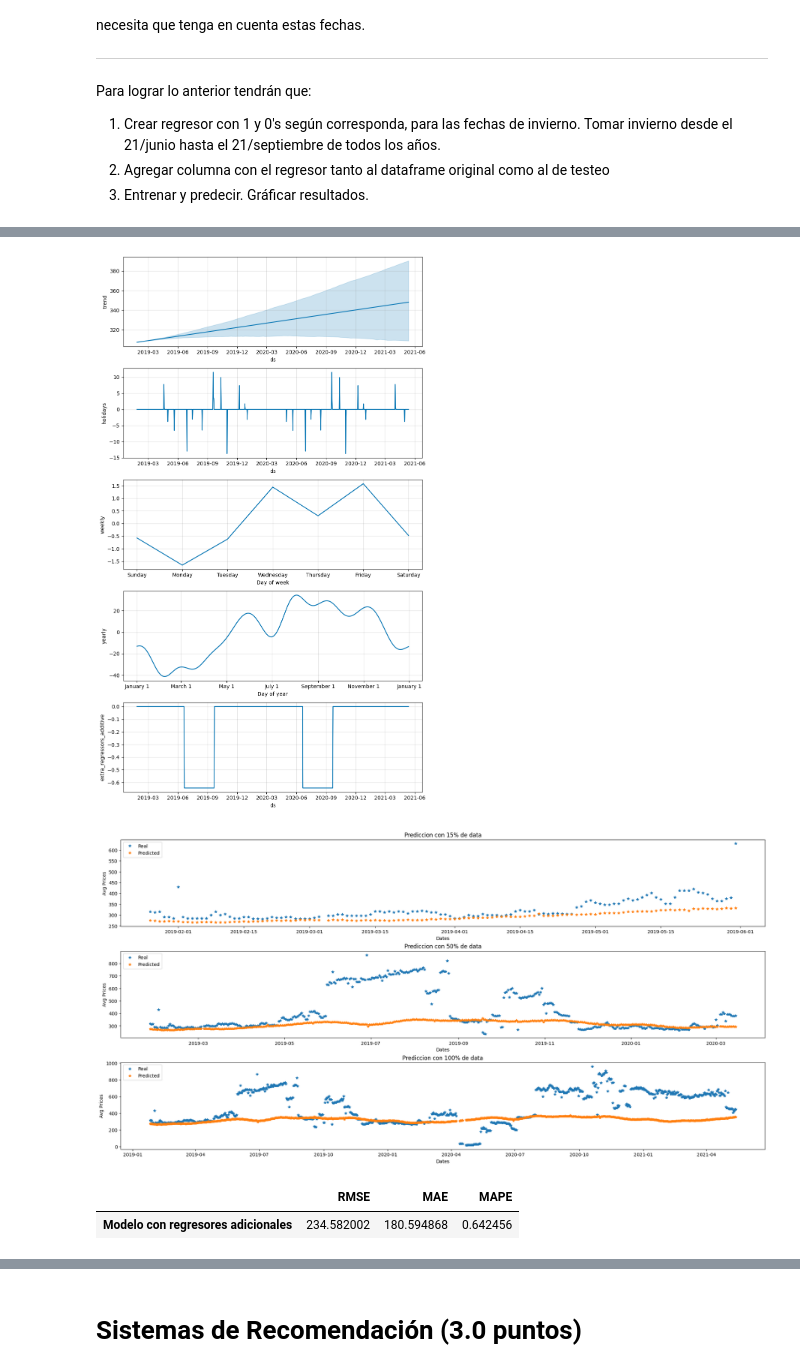
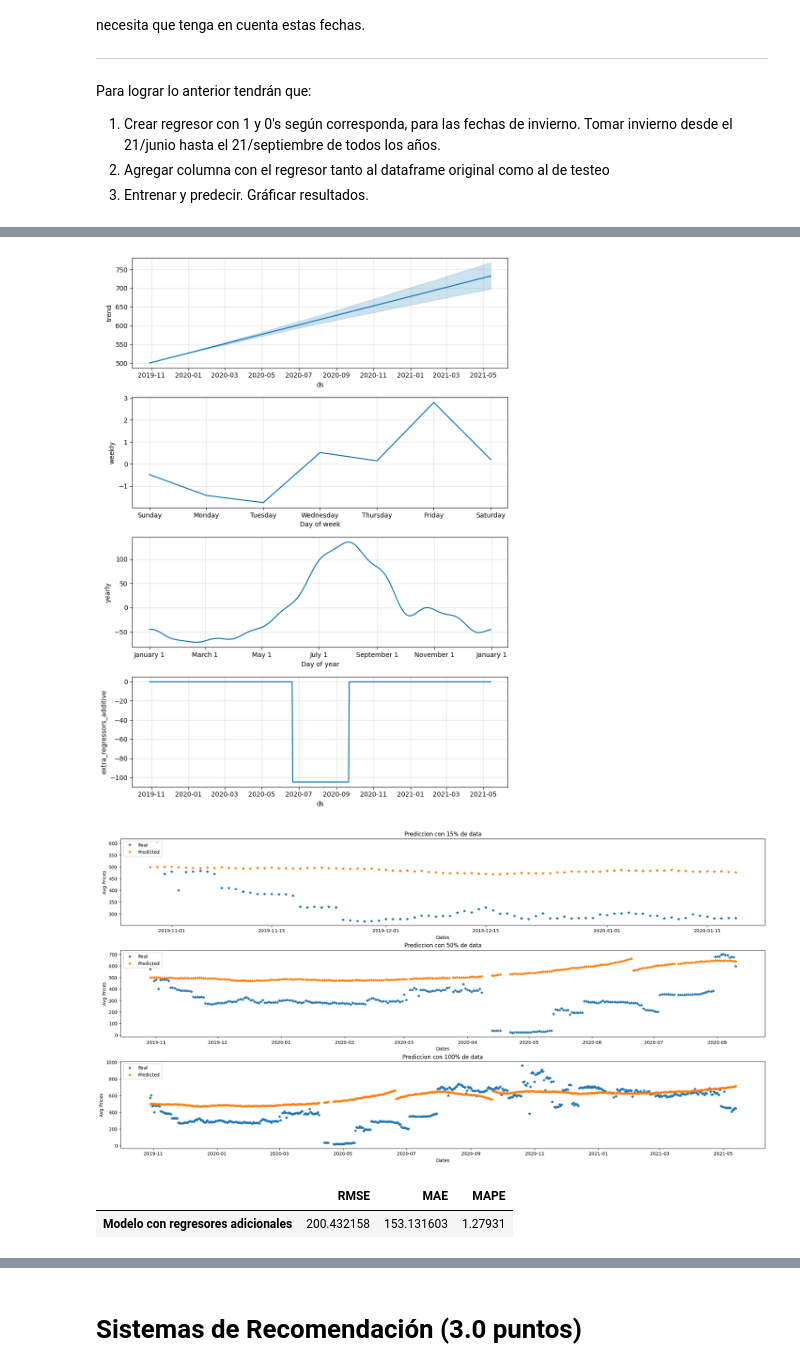
Before and after one commit to sbstnvsqz0/MDS7202, a Jupyter notebook: Laboratorios/Laboratorio_8/lab8.ipynb, the cells around one changed output, grey strips where cells are left out. Cells and saved outputs as stored; diff of their text form; code cells hidden in the pictures.

```diff
--- a/Laboratorios/Laboratorio_8/lab8.ipynb
+++ b/Laboratorios/Laboratorio_8/lab8.ipynb
@@ -362,5 +362,23 @@ Como a todos, a Don Sergio también le afectan las fechas importantes. Para ver
 1. Crear dataframe con fechas importantes y agregar las al modelo con el argumento `holiday`.
 2. Predecir las el dataframe de testeo
 3. Comparar resultados. Hacer una tabla con resultados RMSE, MAE, MAPE anteriores y al añadir las festividades.
+# %%
+#Parte 2013-06-16 hasta 2021-05-12
+holidays_dates = ['2013-06-29','2013-07-16','2013-08-15','2013-08-20','2013-09-18','2013-09-19','2013-09-20','2013-10-12','2013-10-31','2013-11-01','2013-12-25',
+ '2014-01-01','2014-04-18','2014-04-19','2014-04-20','2014-05-01','2014-05-21','2014-06-07','2014-07-16','2014-08-15','2014-08-20','2014-09-18','2014-09-19','2014-10-31','2014-11-01','2014-12-08','2014-12-25',
+ '2015-01-01','2015-04-03','2015-04-04','2015-05-01','2015-05-21','2015-06-29','2015-07-16','2015-08-15','2015-08-20','2015-09-18','2015-09-19','2015-10-12','2015-10-31','2015-12-08','2015-12-25',
+ '2016-01-01','2016-03-25','2016-03-26','2016-05-21','2016-06-07','2016-06-27','2016-07-16','2016-08-15','2016-08-20','2016-09-19','2016-10-10','2016-10-31','2016-11-01','2016-12-08','2016-12-25',
+ '2017-01-01','2017-04-14','2017-04-15','2017-06-07','2017-06-26','2017-08-15','2017-09-18','2017-09-19','2017-10-09','2017-10-27','2017-11-01','2017-12-08','2017-12-25',
+ '2018-01-01','2018-03-30','2018-03-31','2018-05-01','2018-05-21','2018-06-07','2018-07-02','2018-07-16','2018-08-15','2018-08-20','2018-09-17','2018-09-18','2018-09-19','2018-10-15','2018-11-01','2018-11-02','2018-12-08','2018-12-25',
+ '2019-01-01']
+#Desde 2019-01-27 a 2021-05-13
+holidays_dates += ['2019-04-19','2019-04-20','2019-05-01','2019-05-21','2019-06-07','2019-06-29','2019-07-16','2019-08-15','2019-08-20','2019-09-18','2019-09-19','2019-09-20','2019-10-12','2019-10-31','2019-11-01','2019-12-25',
+'2020-01-01','2020-04-10','2020-04-11','2020-05-01','2020-05-21','2020-06-29','2020-07-16','2020-08-15','2020-08-20','2020-09-18','2020-09-19','2020-10-12','2020-10-31','2020-12-08','2020-12-25',
+'2021-01-01','2021-04-02','2021-04-03']
+
+holidays_df = pd.DataFrame({'holiday':'feriado',
+                            'ds':pd.to_datetime(holidays_dates)
+
+})
 # %% [markdown]
 **1. Festividades y agregar a modelo**
@@ -381,11 +385,5 @@ holidays_dates += ['2019-04-19','2019-04-20','2019-05-01','2019-05-21','2019-06-
-# %%
-holidays_df = pd.DataFrame({'holiday':'feriado',
-                            'ds':pd.to_datetime(holidays_dates),
-                            'lower_window':-7,
-                            'upper_window':2,
-})
 # %%
-model = Prophet()
+model = Prophet(holidays=holidays_df)
 model.add_country_holidays(country_name="CL")
 model.fit(df_train)
 # %% [output]
@@ -476,6 +474,5 @@ df_test["winter"] = winter_days(df_test.ds,2019,2021)
 # %%
 model = Prophet()
 model.add_regressor("winter")
-model.add_country_holidays(country_name="CL")
 model.fit(df_train)
 # %% [output]
@@ -488,41 +485,41 @@ winter_results = model.predict(df_test)
 # Respuesta
 
 #plot de componentes
 fig = model.plot_components(winter_results)
 plt.plot()
 #plot de predicción
 fig, axis = plt.subplots(3,1,constrained_layout=True)
 fig.set_size_inches(20,10)
-axis[0].plot(df_test.loc[:q_15].ds,df_test.loc[:q_15].y,'*',label="Real")
+axis[0].plot(df_test.loc[:q_15].ds,y_test.loc[:q_15],'*',label="Real")
 axis[0].plot(winter_results.loc[:q_15].ds,winter_results.loc[:q_15].yhat, '*',label="Predicted")
 axis[0].legend(loc="upper left")
 axis[0].set_title(f"Prediccion con 15% de data")
 axis[0].set_xlabel("Dates")
 axis[0].set_ylabel("Avg Prices")
 
-axis[1].plot(df_test.loc[:q_50].ds,df_test.loc[:q_50].y,'*',label="Real")
+axis[1].plot(df_test.loc[:q_50].ds,y_test.loc[:q_50],'*',label="Real")
 axis[1].plot(winter_results.loc[:q_50].ds,winter_results.loc[:q_50].yhat, '*',label="Predicted")
 axis[1].legend(loc="upper left")
 axis[1].set_title(f"Prediccion con 50% de data")
 axis[1].set_xlabel("Dates")
 axis[1].set_ylabel("Avg Prices")
 
-axis[2].plot(df_test.ds,df_test.y,'*',label="Real")
+axis[2].plot(df_test.ds,y_test,'*',label="Real")
 axis[2].plot(winter_results.ds,winter_results.yhat, '*',label="Predicted")
 axis[2].legend(loc="upper left")
 axis[2].set_title(f"Prediccion con 100% de data")
 axis[2].set_xlabel("Dates")
 axis[2].set_ylabel("Avg Prices")
 
 plt.show()
 #resultados
-df_res3 = pd.DataFrame(metrics(df_test.y,winter_results.yhat),index=["Modelo con regresores adicionales"])
+df_res3 = pd.DataFrame(metrics(y_test,winter_results.yhat),index=["Modelo con regresores adicionales"])
 df_res3
 # %% [output]
-[figure, old version]
+[figure, new version]
-[figure, old version]
+[figure, new version]
 |  | RMSE | MAE | MAPE |
-| Modelo con regresores adicionales | 234.582002 | 180.594868 | 0.642456 |
+| Modelo con regresores adicionales | 200.432158 | 153.131603 | 1.27931 |
 # %%
 df_merged = pd.concat([df_merged,df_res3])
 # %%
```
Also changed, not shown: parts of 21 cells of this notebook.
